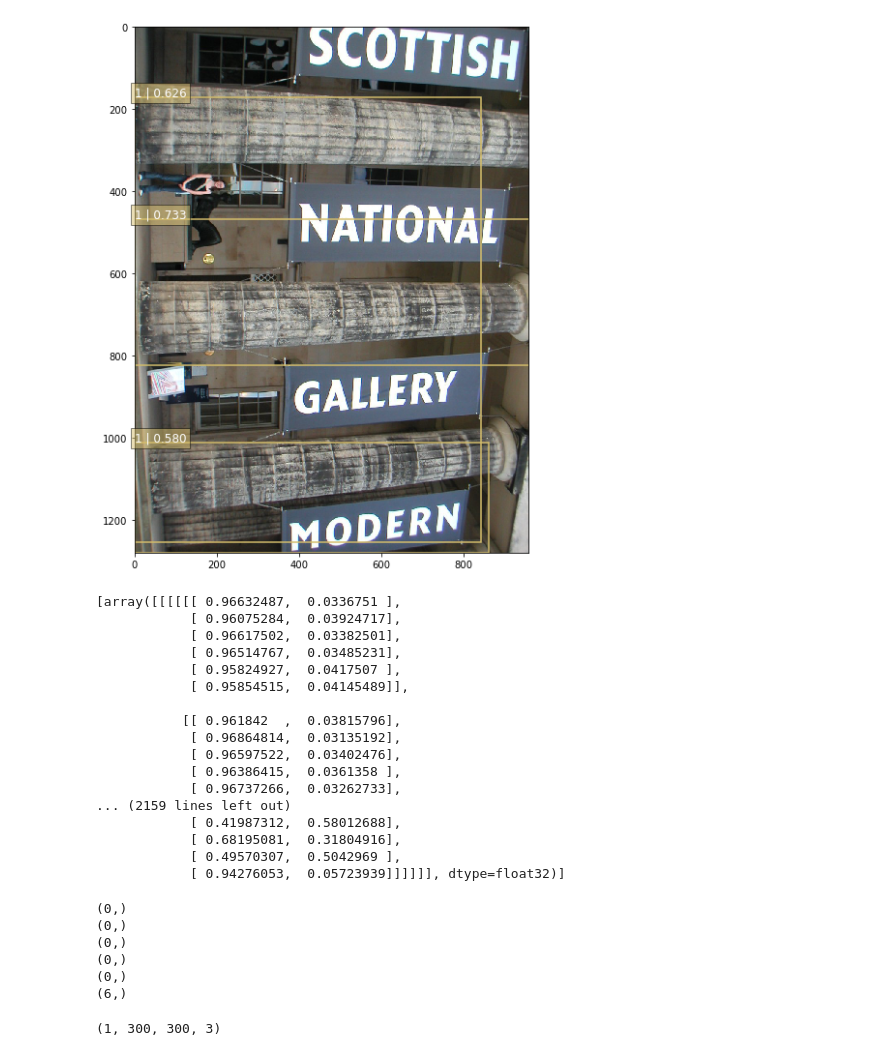
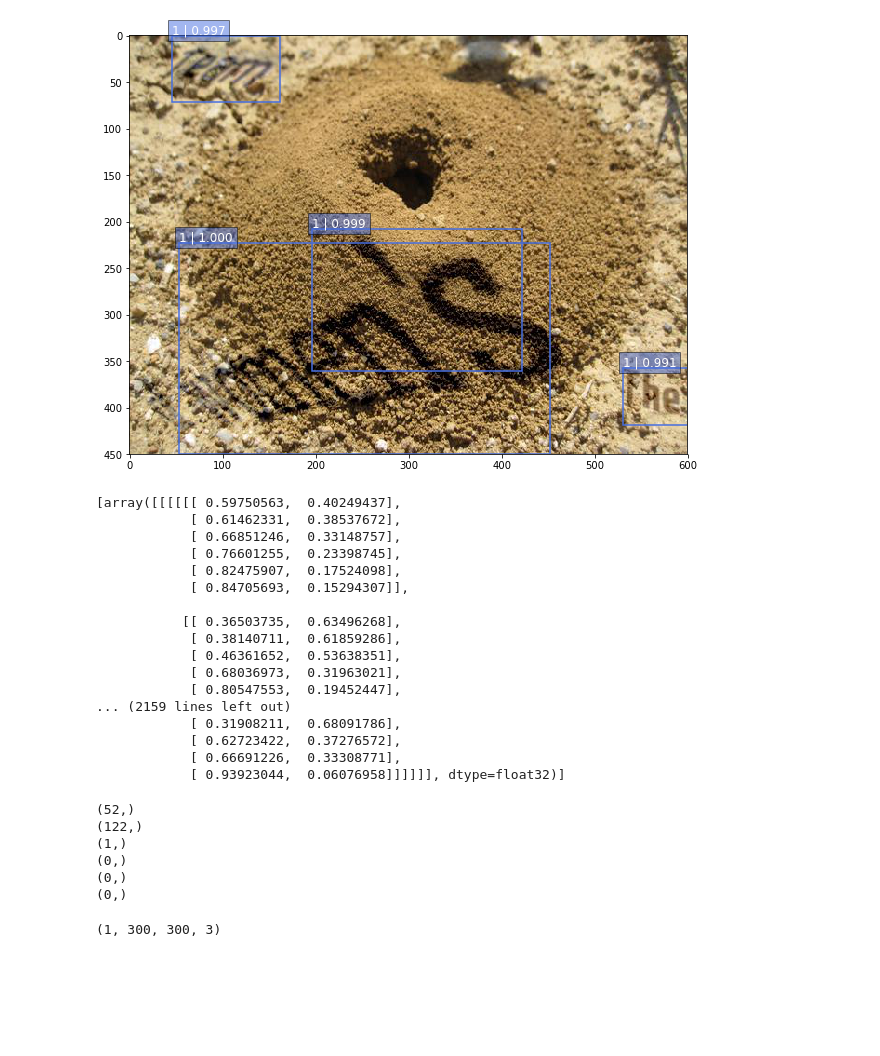
Before and after one commit to bindung/TextBoxes-TensorFlow, a Jupyter notebook: Notes/Textbox_eval.ipynb, the cells around one changed output. Drawn from its saved outputs; the diff is of its cells as text; code cells hidden in the pictures; blank space fills up the shorter version.

```diff
--- a/Notes/Textbox_eval.ipynb
+++ b/Notes/Textbox_eval.ipynb
@@ -43,7 +43,7 @@ reuse = True if 'net' in locals() else None
 net = txtbox_300.TextboxNet()
 #anchors = net.anchors(net_shape)
 with slim.arg_scope(net.arg_scope(data_format=data_format)):
-    localisations, predictions,  _ = net.net(image_4d, is_training=False, reuse=reuse)
+    localisations, predictions,  _ = net.net(image_4d, is_training=False, reuse=True)
     #localisations, predictions = net.bboxes_encode(bboxes_pre, anchors, 3,match_threshold = 0.5)
     for i in range(len(predictions)):
         predictions[i] = tf.nn.softmax(predictions[i])
@@ -60,7 +60,7 @@ saver.restore(isess, '../checkpoints/model.ckpt-16827')
 anchors = net.anchors(net_shape)
 # %%
 # Main image processing routine.
-def process_image(img, select_threshold=0.5, nms_threshold=.45, net_shape=(300, 300)):
+def process_image(img, select_threshold=0.99, nms_threshold=.45, net_shape=(300, 300)):
     # Run SSD network.
     rimg, rpredictions, rlocalisations, rbbox_img = isess.run([image_4d,predictions, localisations, bbox_img],
                                                               feed_dict={img_input: img})
@@ -71,52 +71,52 @@ def process_image(img, select_threshold=0.5, nms_threshold=.45, net_shape=(300,
             select_threshold=select_threshold, img_shape=net_shape, num_classes=2, decode=True)
 
     rbboxes = np_methods.bboxes_clip(rbboxes)
-    rclasses, rscores, rbboxes = np_methods.bboxes_sort(rclasses, rscores, rbboxes, top_k=-1)
+    rclasses, rscores, rbboxes = np_methods.bboxes_sort(rclasses, rscores, rbboxes, top_k=100)
     rclasses, rscores, rbboxes = np_methods.bboxes_nms(rclasses, rscores, rbboxes, nms_threshold=nms_threshold)
     # Resize bboxes to original image shape. Note: useless for Resize.WARP!
     #rbboxes,rclasses, rscores = np_methods.non_max_suppression_fast(rclasses, rscores,rbboxes, nms_threshold)
     rbboxes = np_methods.bboxes_resize(rbbox_img, rbboxes)
     return rclasses, rscores, rbboxes,rimg
 # %%
-img = mpimg.imread('../data/ICDAR2013/ICDAR-Training-Images/105.jpg')
+img = mpimg.imread('../data/sythtext/1/ant+hill_1_32.jpg')
 rclasses, rscores, rbboxes,rimg =  process_image(img)
 
 # visualization.bboxes_draw_on_img(img, rclasses, rscores, rbboxes, visualization.colors_plasma)
 visualization.plt_bboxes(img, rclasses, rscores, rbboxes)
 # %% [output]
-[figure, old version]
+[figure, new version]
 # %%
 rimg, rpredictions, rlocalisations, rbbox_img = isess.run([image_4d,predictions, localisations, bbox_img],
                                                               feed_dict={img_input: img})
 rpredictions
 # %% [output]
-[array([[[[[[ 0.96632487,  0.0336751 ],
-            [ 0.96075284,  0.03924717],
-            [ 0.96617502,  0.03382501],
-            [ 0.96514767,  0.03485231],
-            [ 0.95824927,  0.0417507 ],
-            [ 0.95854515,  0.04145489]],
+[array([[[[[[ 0.59750563,  0.40249437],
+            [ 0.61462331,  0.38537672],
+            [ 0.66851246,  0.33148757],
+            [ 0.76601255,  0.23398745],
+            [ 0.82475907,  0.17524098],
+            [ 0.84705693,  0.15294307]],
 
-           [[ 0.961842  ,  0.03815796],
-            [ 0.96864814,  0.03135192],
-            [ 0.96597522,  0.03402476],
-            [ 0.96386415,  0.0361358 ],
-            [ 0.96737266,  0.03262733],
+           [[ 0.36503735,  0.63496268],
+            [ 0.38140711,  0.61859286],
+            [ 0.46361652,  0.53638351],
+            [ 0.68036973,  0.31963021],
+            [ 0.80547553,  0.19452447],
 ... (2159 lines left out)
-            [ 0.41987312,  0.58012688],
-            [ 0.68195081,  0.31804916],
-            [ 0.49570307,  0.5042969 ],
-            [ 0.94276053,  0.05723939]]]]]], dtype=float32)]
+            [ 0.31908211,  0.68091786],
+            [ 0.62723422,  0.37276572],
+            [ 0.66691226,  0.33308771],
+            [ 0.93923044,  0.06076958]]]]]], dtype=float32)]
 # %%
 for i in range(6):
-    print rlocalisations[i][np.where(rpredictions[i][:,:,:,:,:,1:] > 0.5)].shape
+    print rlocalisations[i][np.where(rpredictions[i][:,:,:,:,:,1:] > 0.9)].shape
 # %% [output]
+(52,)
+(122,)
+(1,)
 (0,)
 (0,)
 (0,)
-(0,)
-(0,)
-(6,)
 # %%
 rimg.shape
 # %% [output]
```
Also changed, not shown: parts of 7 cells of this notebook, 3 other files.
